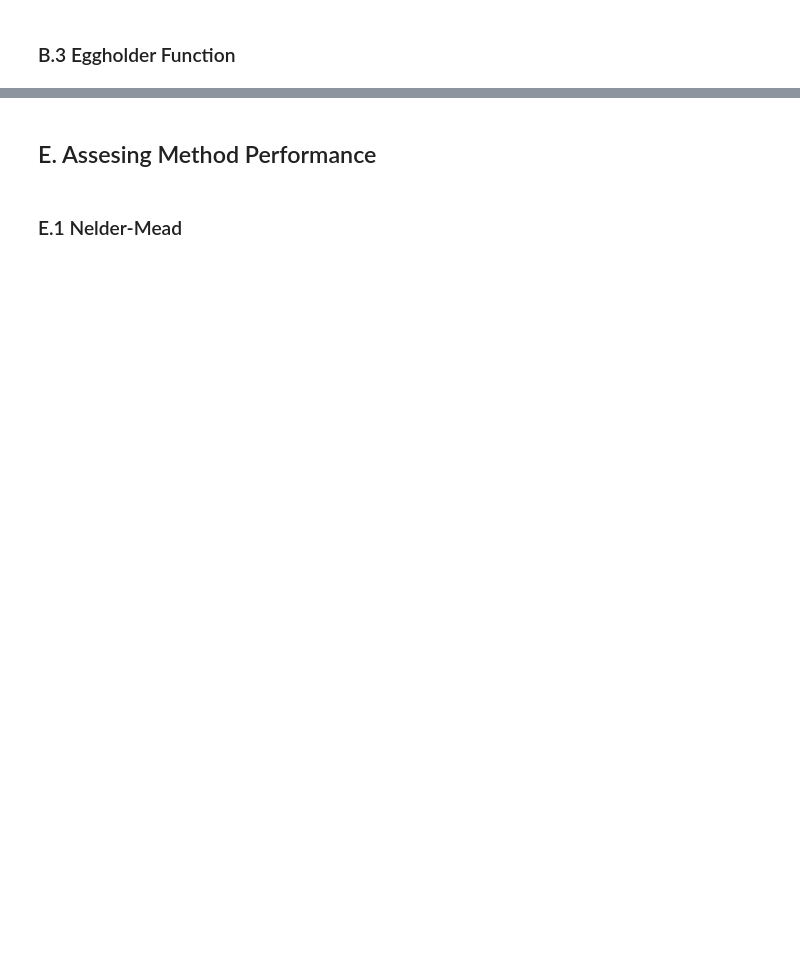
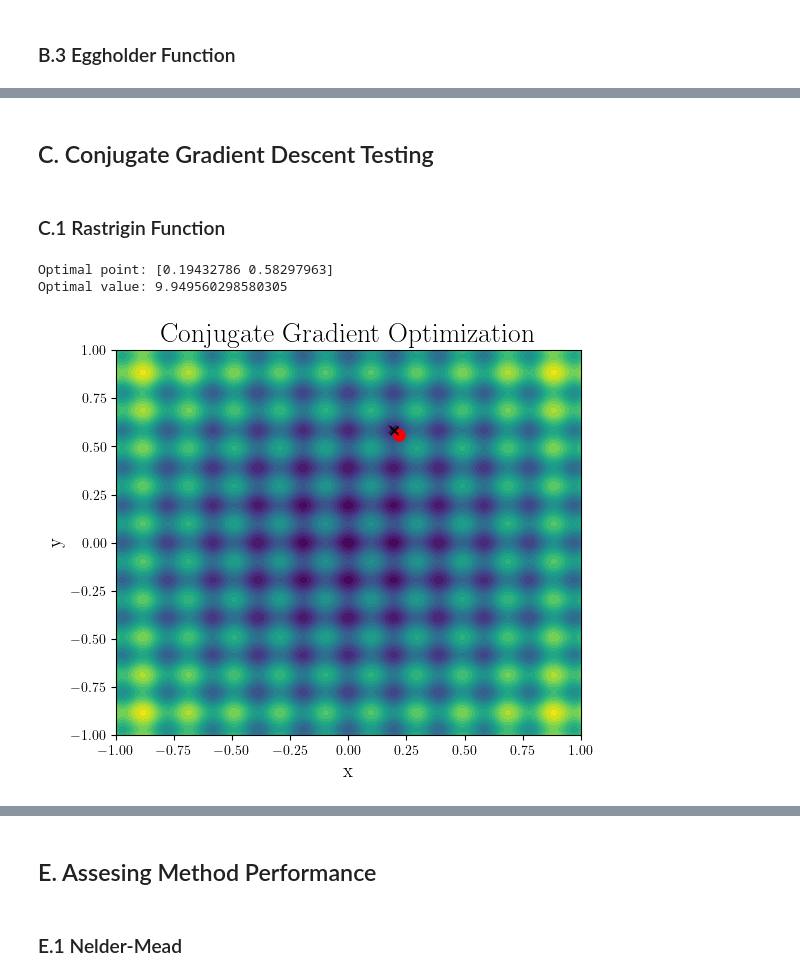
Before and after one commit to DrumJB/NumericalMinimization, a Jupyter notebook: Testing.ipynb, the cells around one changed output, grey strips where cells are left out. Drawn from its saved outputs; the diff is of its cells as text; code cells hidden in the pictures; blank space fills up the shorter version.

Commit message:
ConjugateGradient Method

```diff
--- a/Testing.ipynb
+++ b/Testing.ipynb
@@ -107,0 +109,27 @@ Optimal value: -894.5788988754382
+# %% [markdown]
+## C. Conjugate Gradient Descent Testing
+# %%
+def CG_test_plot_history(func):
+    initial_point = rng.uniform(-1, 1, size=(2,))
+    myCG = cg.ConjugateGradient(initial_point, func)
+    history = myCG.auto_optimize(return_history=True)
+    print("Optimal point:", myCG.x)
+    print("Optimal value:", myCG.func(myCG.x[0], myCG.x[1]))
+    # plot the history of the optimization
+    plt.figure(figsize=(6, 5))
+    plt.contourf(X, Y, func(X, Y), levels=20, cmap='viridis')
+    plt.plot(initial_point[0], initial_point[1], 'ro', markersize=8)
+    for step in history:
+        plt.plot(step[0], step[1], 'kx', alpha=0.5)
+    plt.title('Conjugate Gradient Optimization', fontsize=20)
+    plt.xlabel('x', fontsize=14)
+    plt.ylabel('y', fontsize=14)
+    plt.show()
+# %% [markdown]
+### C.1 Rastrigin Function
+# %%
+CG_test_plot_history(tf.RastriginFunction)
+# %% [output]
+Optimal point: [0.19432786 0.58297963]
+Optimal value: 9.949560298580305
+[figure, added]
```
Also changed, not shown: parts of 13 cells of this notebook, 1 other file.
